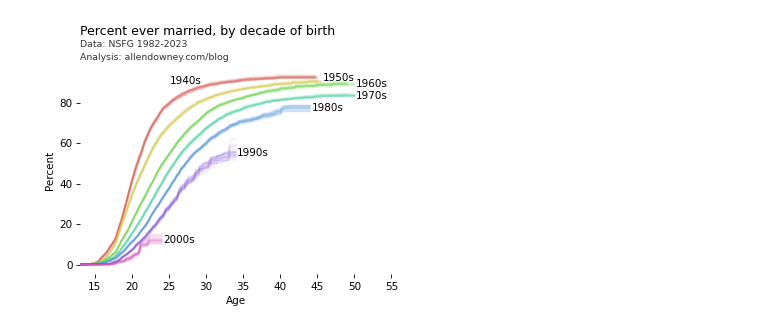
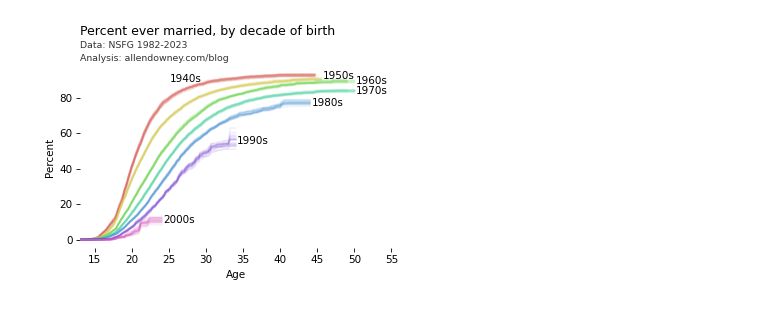
Before and after one commit to AllenDowney/MarriageNSFG, a Jupyter notebook: marriage_lifelines.ipynb, the cells around one changed output. Saved outputs shown, nothing was run; the diff lists cells and outputs as text; code cells hidden in the pictures.

```diff
--- a/marriage_lifelines.ipynb
+++ b/marriage_lifelines.ipynb
@@ -182,0 +89,5 @@ Name: count, dtype: int64
+# %%
+def drop_missing(df):
+    # find people who are married but have no agemarry
+    missing = df["evrmarry"] & df["agemarry"].isna()
+    return df[~missing]
@@ -257,5 +161,5 @@ def add_text(x, y, text, **options):
 # %%
 def make_title(title, subtitle, pad=30):
     plt.title(title, loc="left", pad=pad)
-    add_text(0, 1.08, subtitle)
-    add_text(0, 1.02, "Analysis: allendowney.com/blog")
+    add_text(0, 1.085, subtitle)
+    add_text(0, 1.015, "Analysis: allendowney.com/blog")
@@ -292,12 +205,13 @@ kmf_series = {}
 
 for i in range(21):
     sample = resample_by_cycle(unweighted)
-    fill_missing(sample)
-    evrmarry = sample['evrmarry']
-    sample['observed'] = evrmarry
-    sample.loc[evrmarry, 'duration'] = sample['agemarry']
-    sample.loc[~evrmarry, 'duration'] = sample['ager']
-    grouped = sample.groupby('birth_index')
+    # fill_missing(sample)
+    sample = drop_missing(sample)
+    evrmarry = sample["evrmarry"]
+    sample["observed"] = evrmarry
+    sample.loc[evrmarry, "duration"] = sample["agemarry"]
+    sample.loc[~evrmarry, "duration"] = sample["ager"]
+    grouped = sample.groupby("birth_index")
     kmf_map = make_kmf_map(grouped)
     for cohort in kmf_map:
         kmf_series.setdefault(cohort, []).append(kmf_map[cohort])
@@ -304,35 +220,26 @@ for i in range(21):
-# %%
-def remove_spines():
-    """Remove the spines of a plot but keep the ticks visible."""
-    ax = plt.gca()
-    for spine in ax.spines.values():
-        spine.set_visible(False)
-
-    # Ensure ticks stay visible
-    ax.xaxis.set_ticks_position('bottom')
-    ax.yaxis.set_ticks_position('left')
 # %%
-palette = sns.color_palette('hls', len(cohorts))
+palette = sns.color_palette("hls", len(cohorts))
 options = dict(alpha=0.1)
-nudge = {40: -2, 50:2}
+nudge = {40: -2, 50: 2}
 
 for i, cohort in enumerate(cohorts):
     series_list = kmf_series[cohort]
     coords = []
     for series in series_list:
         coords.append((series.index[-1], series.iloc[-1]))
-        series.plot(label='', color=palette[i], **options)
+        series.plot(label="", color=palette[i], **options)
 
     xs, ys = np.transpose(coords)
     x = xs.max() + 0.2
     y = ys.mean() + nudge.get(cohort, 0)
     if cohort == 40:
         x -= 20
-    text = f'{1900+cohort}s'
-    plt.text(x, y, text, va='center')
+    text = f"{1900+cohort}s"
+    plt.text(x, y, text, va="center")
 
 decorate_plot()
 remove_spines()
-plt.savefig('marriage23.png', dpi=300)
+plt.tight_layout()
+plt.savefig("marriage23.jpg", dpi=300)
 # %% [output]
-[figure, old version]
+[figure, new version]
```
Also changed, not shown: parts of 34 cells of this notebook, 3 other files.
